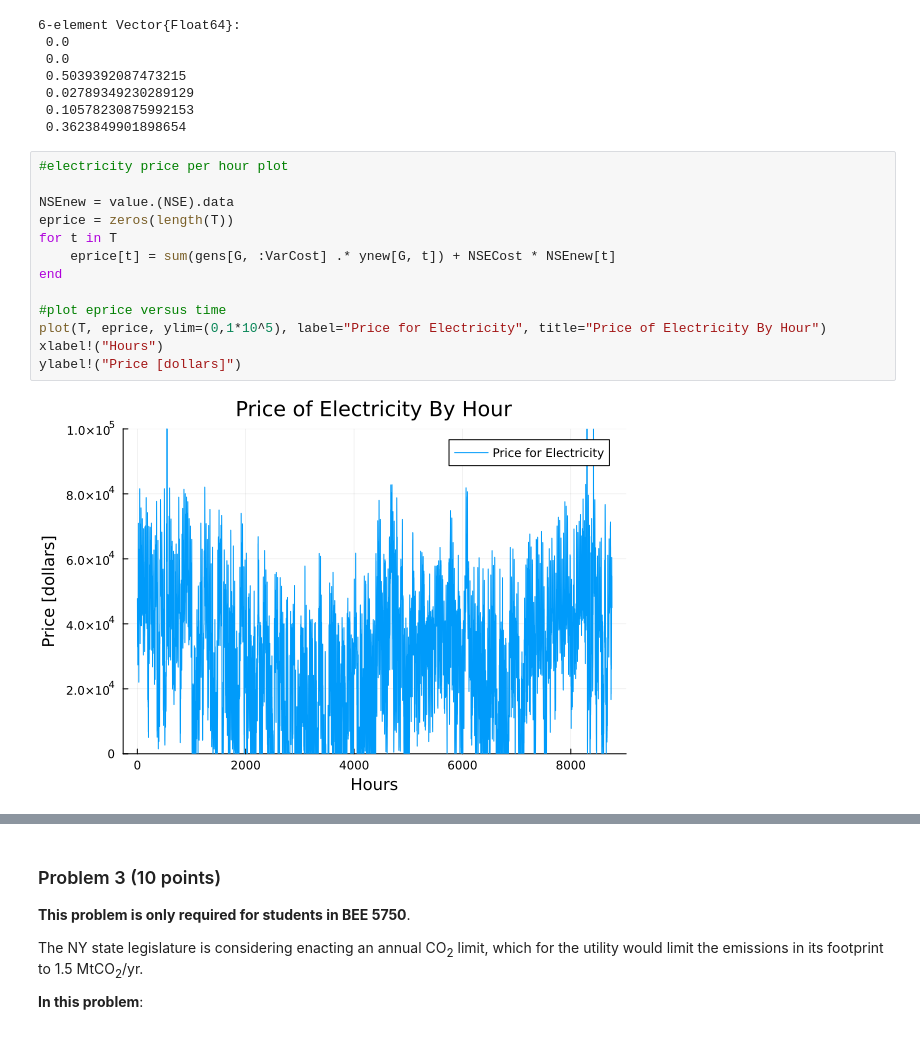
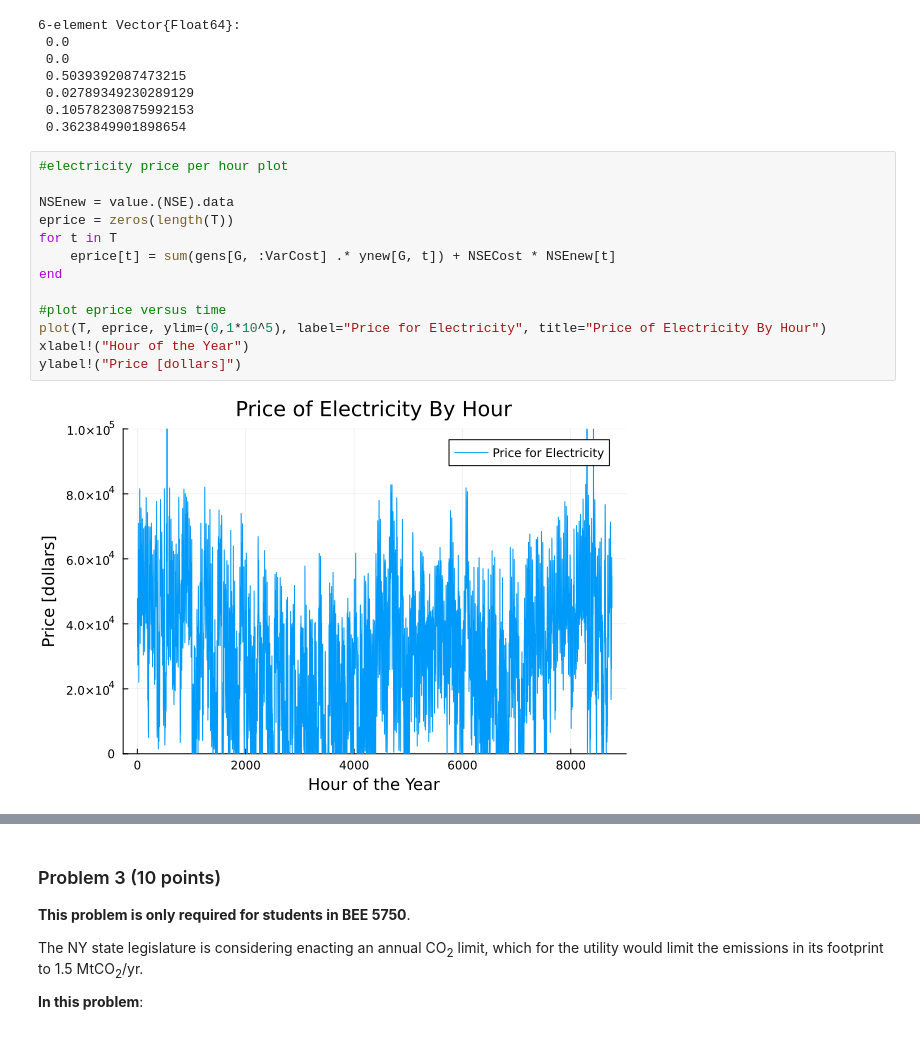
Before and after one commit to BEE4750-FA24/hw4-jiaming-ari-grace, a Jupyter notebook: hw04.ipynb, the cells around one changed output, grey strips where cells are left out. Drawn from its saved outputs; the diff is of its cells as text.

```diff
--- a/hw04.ipynb
+++ b/hw04.ipynb
@@ -299,18 +299,18 @@ percent
 # %%
 #electricity price per hour plot
 
 NSEnew = value.(NSE).data
 eprice = zeros(length(T))
 for t in T
     eprice[t] = sum(gens[G, :VarCost] .* ynew[G, t]) + NSECost * NSEnew[t]
 end
 
 #plot eprice versus time
 plot(T, eprice, ylim=(0,1*10^5), label="Price for Electricity", title="Price of Electricity By Hour")
-xlabel!("Hours")
+xlabel!("Hour of the Year")
 ylabel!("Price [dollars]")
 # %% [output]
-[figure, old version]
+[figure, new version]
 # %% [markdown]
 ### Problem 2 Write up
 
```
Also changed, not shown: parts of 2 cells of this notebook.
